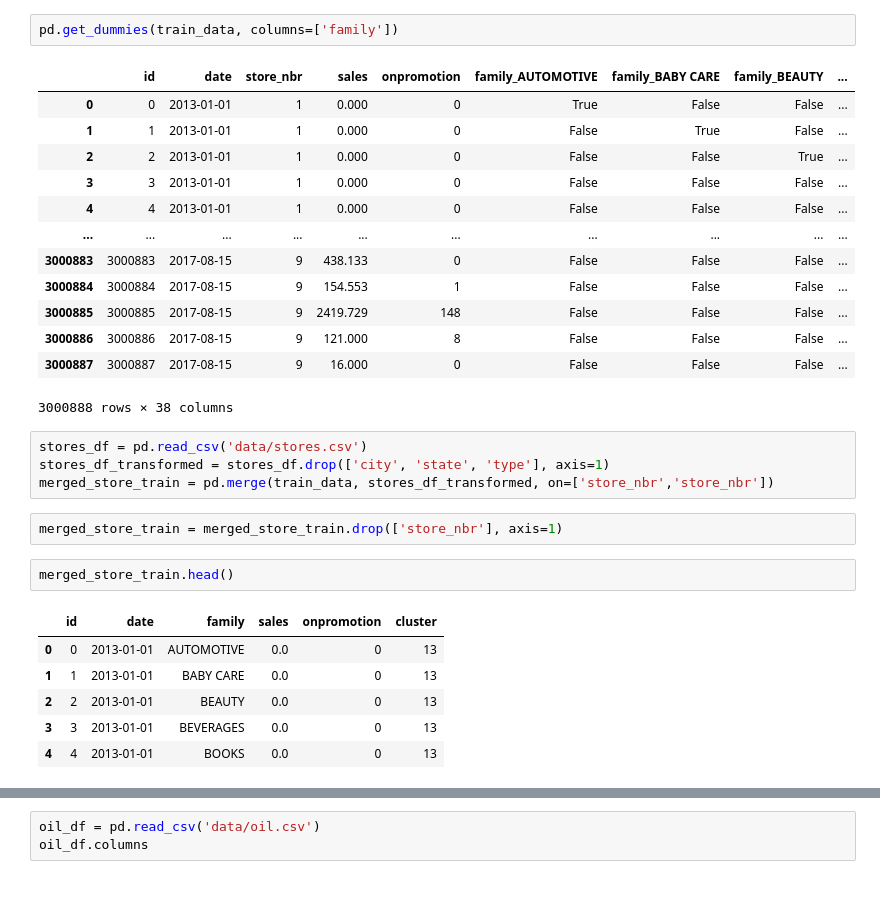
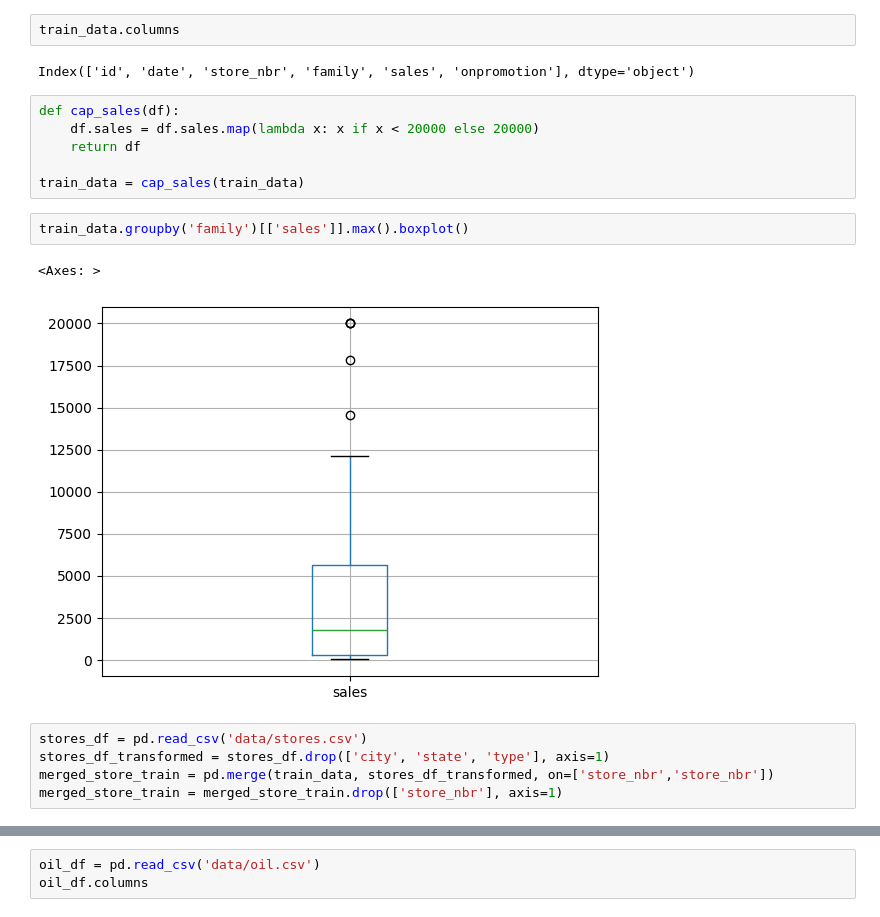
Before and after one commit to tomaszbk/time_series__sales_forecasting_ml, a Jupyter notebook: EDA.ipynb, the cells around one changed output, grey strips where cells are left out. Cells and saved outputs as stored; diff of their text form; blank space fills up the shorter version.

```diff
--- a/EDA.ipynb
+++ b/EDA.ipynb
@@ -6,34 +5,23 @@ test_data = pd.read_csv('data/test.csv')
 train_data.shape
 # %% [output]
 (3000888, 6)
-# %%
-pd.get_dummies(train_data, columns=['family'])
-# %% [output]
-|  | id | date | store_nbr | sales | onpromotion | family_AUTOMOTIVE | family_BABY CARE | family_BEAUTY | ... |
-| 0 | 0 | 2013-01-01 | 1 | 0.000 | 0 | True | False | False | ... |
-| 1 | 1 | 2013-01-01 | 1 | 0.000 | 0 | False | True | False | ... |
-| 2 | 2 | 2013-01-01 | 1 | 0.000 | 0 | False | False | True | ... |
-| 3 | 3 | 2013-01-01 | 1 | 0.000 | 0 | False | False | False | ... |
-| 4 | 4 | 2013-01-01 | 1 | 0.000 | 0 | False | False | False | ... |
-| ... | ... | ... | ... | ... | ... | ... | ... | ... | ... |
-| 3000883 | 3000883 | 2017-08-15 | 9 | 438.133 | 0 | False | False | False | ... |
-| 3000884 | 3000884 | 2017-08-15 | 9 | 154.553 | 1 | False | False | False | ... |
-| 3000885 | 3000885 | 2017-08-15 | 9 | 2419.729 | 148 | False | False | False | ... |
-| 3000886 | 3000886 | 2017-08-15 | 9 | 121.000 | 8 | False | False | False | ... |
-| 3000887 | 3000887 | 2017-08-15 | 9 | 16.000 | 0 | False | False | False | ... |
-3000888 rows × 38 columns
+# %%
+train_data.columns
+# %% [output]
+Index(['id', 'date', 'store_nbr', 'family', 'sales', 'onpromotion'], dtype='object')
+# %%
+def cap_sales(df):
+    df.sales = df.sales.map(lambda x: x if x < 20000 else 20000)
+    return df
+
+train_data = cap_sales(train_data)
+# %%
+train_data.groupby('family')[['sales']].max().boxplot()
+# %% [output]
+<Axes: >
+[figure, added]
 # %%
 stores_df = pd.read_csv('data/stores.csv')
 stores_df_transformed = stores_df.drop(['city', 'state', 'type'], axis=1)
 merged_store_train = pd.merge(train_data, stores_df_transformed, on=['store_nbr','store_nbr'])
+merged_store_train = merged_store_train.drop(['store_nbr'], axis=1)
-# %%
-merged_store_train = merged_store_train.drop(['store_nbr'], axis=1)
-# %%
-merged_store_train.head()
-# %% [output]
-|  | id | date | family | sales | onpromotion | cluster |
-| 0 | 0 | 2013-01-01 | AUTOMOTIVE | 0.0 | 0 | 13 |
-| 1 | 1 | 2013-01-01 | BABY CARE | 0.0 | 0 | 13 |
-| 2 | 2 | 2013-01-01 | BEAUTY | 0.0 | 0 | 13 |
-| 3 | 3 | 2013-01-01 | BEVERAGES | 0.0 | 0 | 13 |
-| 4 | 4 | 2013-01-01 | BOOKS | 0.0 | 0 | 13 |
```
Also changed, not shown: parts of 20 cells of this notebook, 3 other files.
